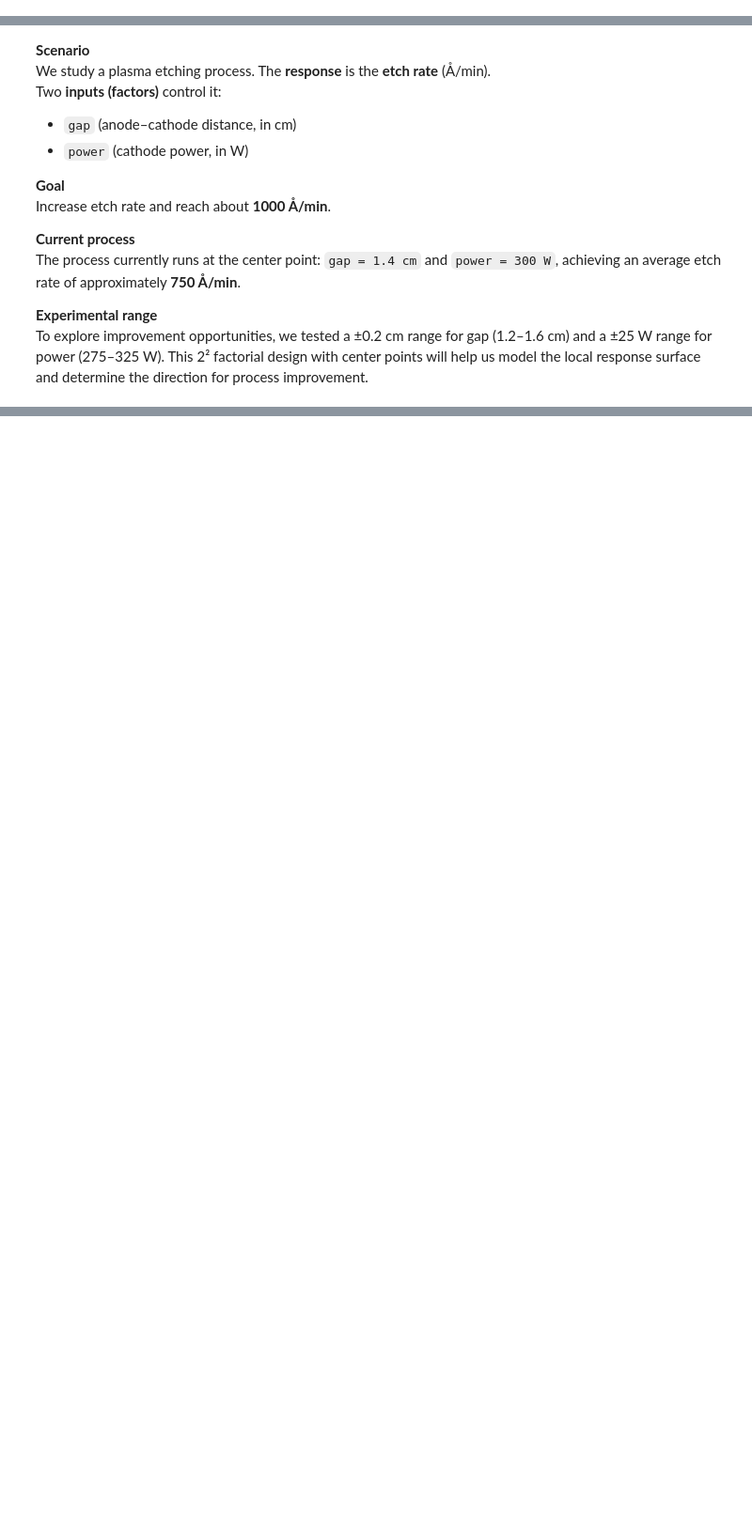
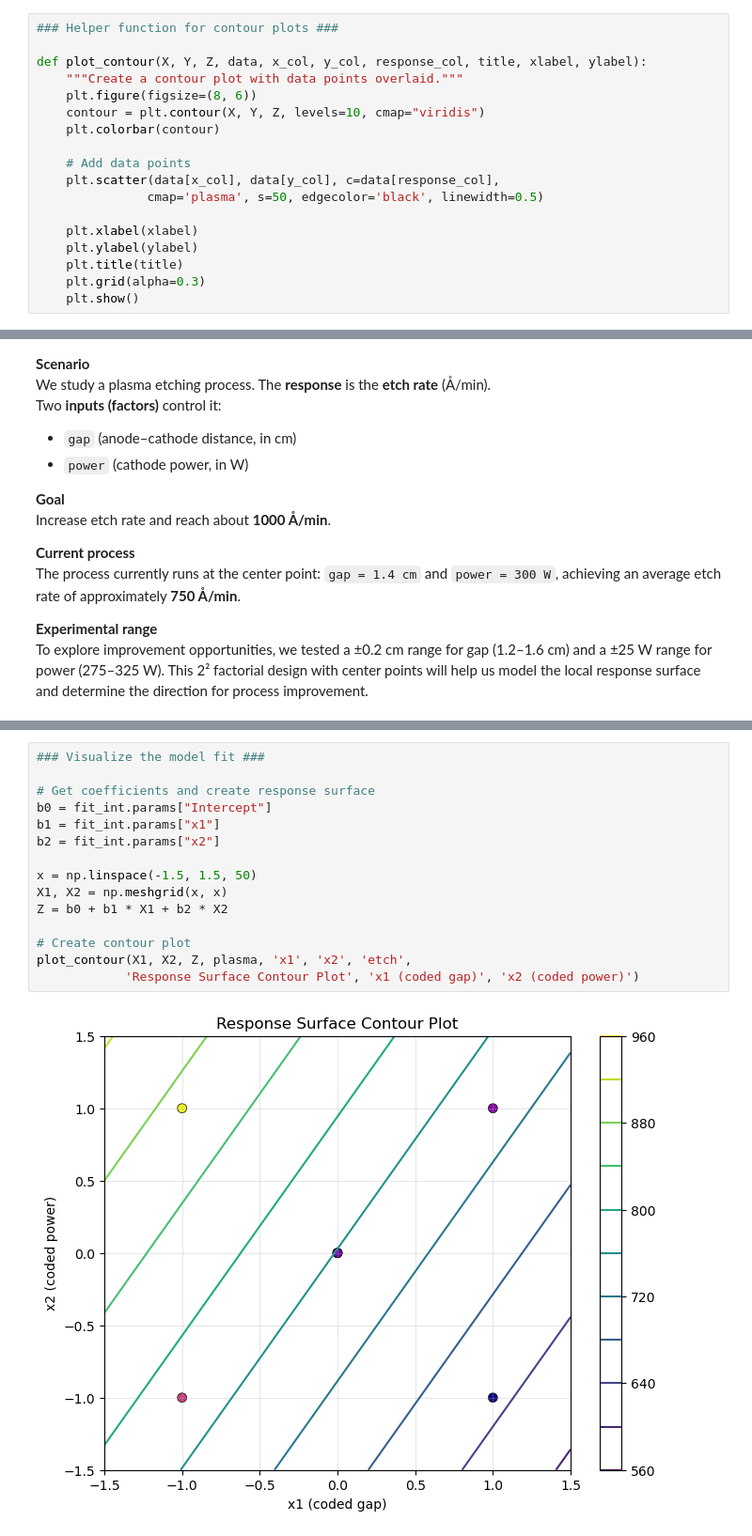
Before and after one commit to MarcelButschle/YouTube, a Jupyter notebook: path-of-steepest-ascent/path-of-steepest-ascent.ipynb, the cells around one changed output, grey strips where cells are left out. Shown: that part at 94% size. Saved outputs shown, nothing was run; the diff lists cells and outputs as text; blank space fills up the shorter version.

Commit message:
Update: [Example 2 Visualization]

```diff
--- a/path-of-steepest-ascent/path-of-steepest-ascent.ipynb
+++ b/path-of-steepest-ascent/path-of-steepest-ascent.ipynb
@@ -15,6 +15,24 @@ import statsmodels.formula.api as smf
 
 # Set pandas to display floating-point numbers with 3 decimal places for cleaner output
 pd.set_option("display.precision", 3)
+# %%
+### Helper function for contour plots ###
+
+def plot_contour(X, Y, Z, data, x_col, y_col, response_col, title, xlabel, ylabel):
+    """Create a contour plot with data points overlaid."""
+    plt.figure(figsize=(8, 6))
+    contour = plt.contour(X, Y, Z, levels=10, cmap="viridis")
+    plt.colorbar(contour)
+
+    # Add data points
+    plt.scatter(data[x_col], data[y_col], c=data[response_col],
+               cmap='plasma', s=50, edgecolor='black', linewidth=0.5)
+
+    plt.xlabel(xlabel)
+    plt.ylabel(ylabel)
+    plt.title(title)
+    plt.grid(alpha=0.3)
+    plt.show()
 # %% [markdown]
 # Example 1: Plasma etching process
 
@@ -73,3 +91,20 @@ Covariance Type:            nonrobust
 
 Notes:
 [1] Standard Errors assume that the covariance matrix of the errors is correctly specified.
+# %%
+### Visualize the model fit ###
+
+# Get coefficients and create response surface
+b0 = fit_int.params["Intercept"]
+b1 = fit_int.params["x1"]
+b2 = fit_int.params["x2"]
+
+x = np.linspace(-1.5, 1.5, 50)
+X1, X2 = np.meshgrid(x, x)
+Z = b0 + b1 * X1 + b2 * X2
+
+# Create contour plot
+plot_contour(X1, X2, Z, plasma, 'x1', 'x2', 'etch',
+            'Response Surface Contour Plot', 'x1 (coded gap)', 'x2 (coded power)')
+# %% [output]
+[figure, added]
```
Also changed, not shown: parts of 10 cells of this notebook.
